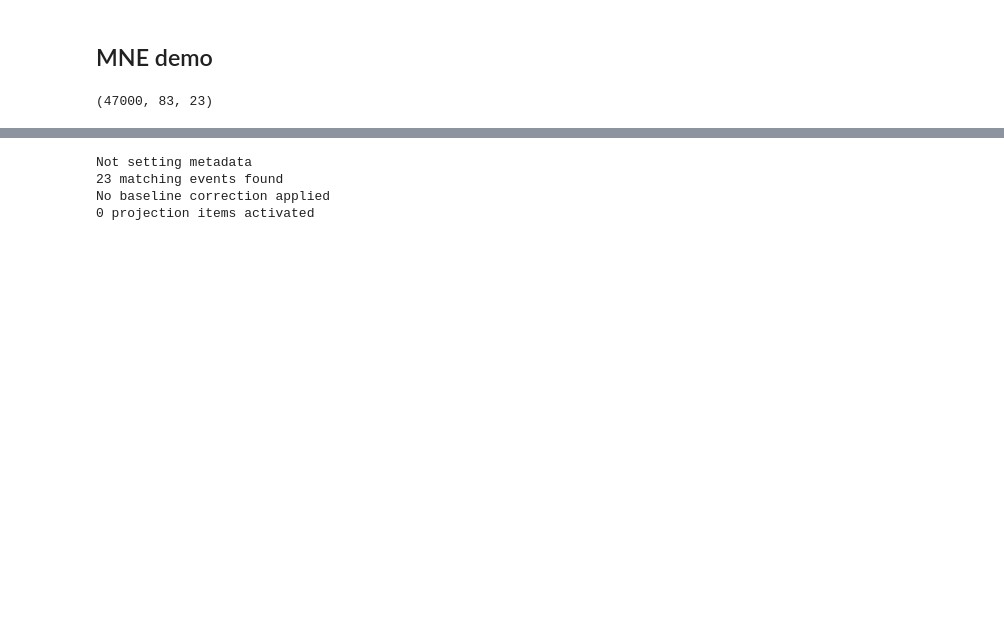
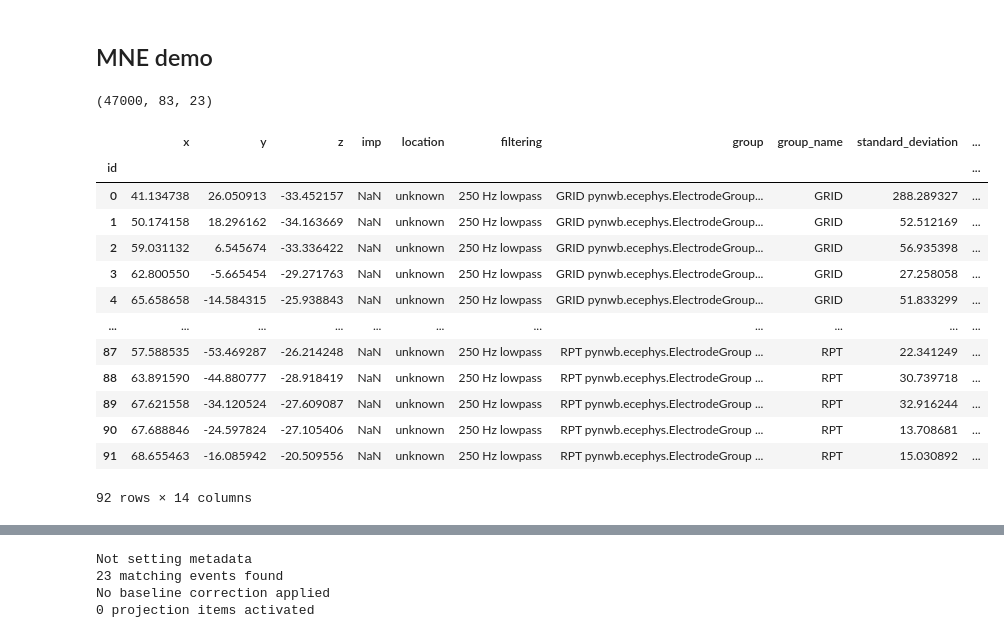
Before and after one commit to IVAN-Hu-yi/NMA, a Jupyter notebook: Analysis.ipynb, the cells around one changed output, grey strips where cells are left out. Saved outputs shown, nothing was run; the diff lists cells and outputs as text; code cells hidden in the pictures; blank space fills up the shorter version.

```diff
--- a/Analysis.ipynb
+++ b/Analysis.ipynb
@@ -148,3 +148,20 @@ sample = epochs_behavior['TV']
 sample.shape
 # %% [output]
 (47000, 83, 23)
+# %%
+file.electrodes.to_dataframe()
+# %% [output]
+|  | x | y | z | imp | location | filtering | group | group_name | standard_deviation | ... |
+| id |  |  |  |  |  |  |  |  |  | ... |
+| 0 | 41.134738 | 26.050913 | -33.452157 | NaN | unknown | 250 Hz lowpass | GRID pynwb.ecephys.ElectrodeGroup... | GRID | 288.289327 | ... |
+| 1 | 50.174158 | 18.296162 | -34.163669 | NaN | unknown | 250 Hz lowpass | GRID pynwb.ecephys.ElectrodeGroup... | GRID | 52.512169 | ... |
+| 2 | 59.031132 | 6.545674 | -33.336422 | NaN | unknown | 250 Hz lowpass | GRID pynwb.ecephys.ElectrodeGroup... | GRID | 56.935398 | ... |
+| 3 | 62.800550 | -5.665454 | -29.271763 | NaN | unknown | 250 Hz lowpass | GRID pynwb.ecephys.ElectrodeGroup... | GRID | 27.258058 | ... |
+| 4 | 65.658658 | -14.584315 | -25.938843 | NaN | unknown | 250 Hz lowpass | GRID pynwb.ecephys.ElectrodeGroup... | GRID | 51.833299 | ... |
+| ... | ... | ... | ... | ... | ... | ... | ... | ... | ... | ... |
+| 87 | 57.588535 | -53.469287 | -26.214248 | NaN | unknown | 250 Hz lowpass | RPT pynwb.ecephys.ElectrodeGroup ... | RPT | 22.341249 | ... |
+| 88 | 63.891590 | -44.880777 | -28.918419 | NaN | unknown | 250 Hz lowpass | RPT pynwb.ecephys.ElectrodeGroup ... | RPT | 30.739718 | ... |
+| 89 | 67.621558 | -34.120524 | -27.609087 | NaN | unknown | 250 Hz lowpass | RPT pynwb.ecephys.ElectrodeGroup ... | RPT | 32.916244 | ... |
+| 90 | 67.688846 | -24.597824 | -27.105406 | NaN | unknown | 250 Hz lowpass | RPT pynwb.ecephys.ElectrodeGroup ... | RPT | 13.708681 | ... |
+| 91 | 68.655463 | -16.085942 | -20.509556 | NaN | unknown | 250 Hz lowpass | RPT pynwb.ecephys.ElectrodeGroup ... | RPT | 15.030892 | ... |
+92 rows × 14 columns
```
Also changed, not shown: parts of 6 cells of this notebook.
